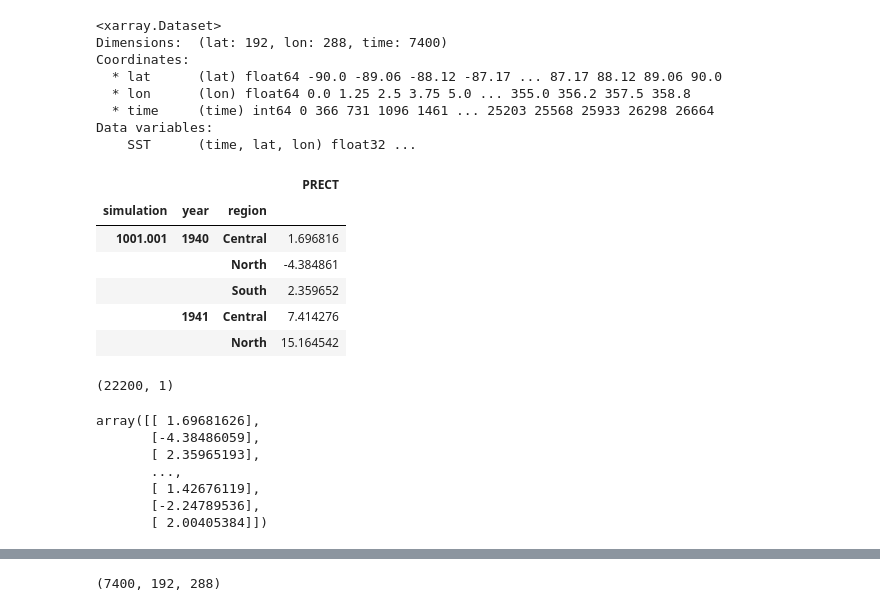
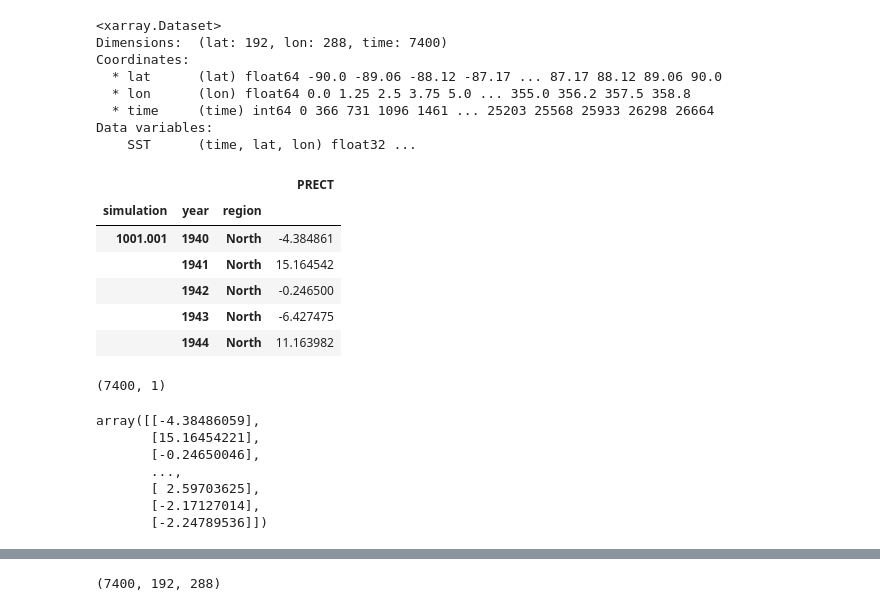
Before and after one commit to mtvaden1/California_Climate_Capstone, a Jupyter notebook: modeling/BuildCNN.ipynb, the cells around one changed output, grey strips where cells are left out. Cells and saved outputs as stored; diff of their text form; code cells hidden in the pictures.

```diff
--- a/BuildCNN.ipynb
+++ b/modeling/BuildCNN.ipynb
@@ -53,29 +53,30 @@ Coordinates:
 Data variables:
     SST      (time, lat, lon) float32 ...
 # %%
-PRECT = pd.read_csv('Detrended_PRECT.csv')
+PRECT = pd.read_csv('/Users/anthonychiado/Desktop/work/uva/capstone/Detrended_PRECT.csv')
+PRECT = PRECT[PRECT['region'] == 'North']
 PRECT = PRECT.set_index(['simulation', 'year', 'region'])
 PRECT.head()
 # %% [output]
 |  |  |  | PRECT |
 | simulation | year | region |  |
-| 1001.001 | 1940 | Central | 1.696816 |
-|  |  | North | -4.384861 |
-|  |  | South | 2.359652 |
-|  | 1941 | Central | 7.414276 |
-|  |  | North | 15.164542 |
+| 1001.001 | 1940 | North | -4.384861 |
+|  | 1941 | North | 15.164542 |
+|  | 1942 | North | -0.246500 |
+|  | 1943 | North | -6.427475 |
+|  | 1944 | North | 11.163982 |
 # %%
 y = PRECT.to_numpy()
 y.shape
 # %% [output]
-(22200, 1)
+(7400, 1)
 # %%
 y
 # %% [output]
-array([[ 1.69681626],
-       [-4.38486059],
-       [ 2.35965193],
+array([[-4.38486059],
+       [15.16454221],
+       [-0.24650046],
        ...,
-       [ 1.42676119],
-       [-2.24789536],
-       [ 2.00405384]])
+       [ 2.59703625],
+       [-2.17127014],
+       [-2.24789536]])
```
Also changed, not shown: parts of 10 cells of this notebook, 5 other files.
